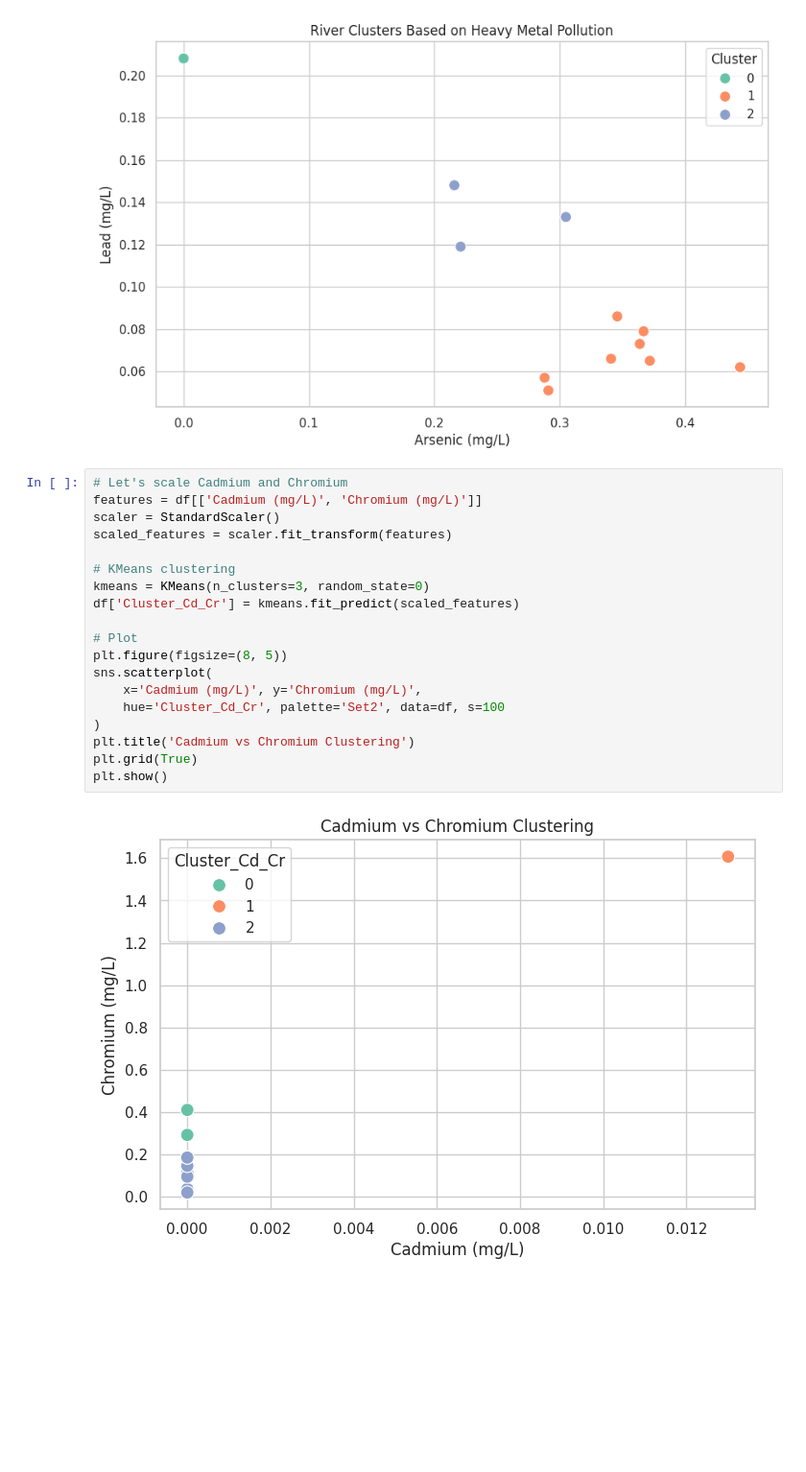
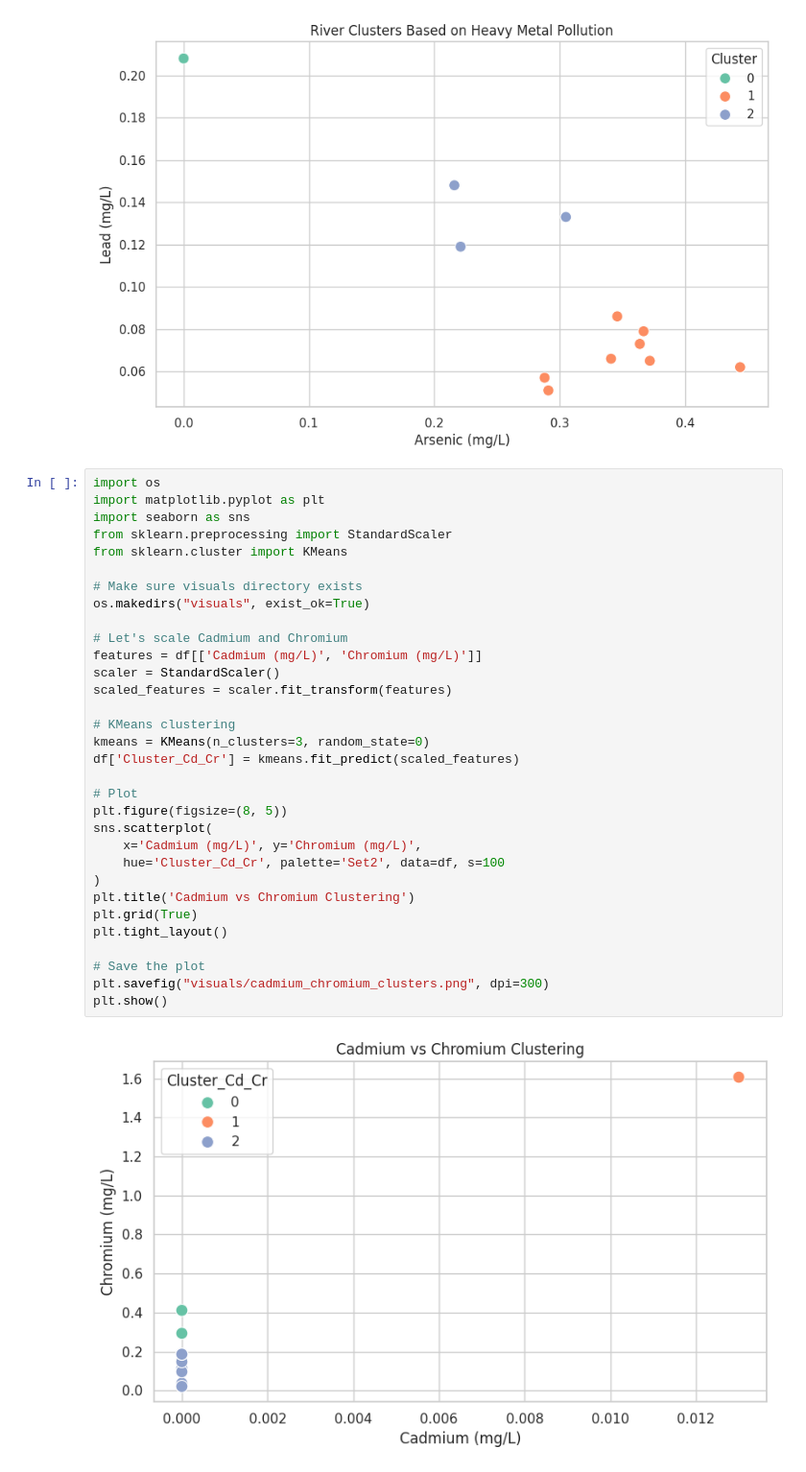
Before and after one commit to Pcosby5/galamsey_hackathon, a Jupyter notebook: analysis.ipynb, the cells around one changed output. Shown: that part at 96% size. Saved outputs shown, nothing was run; the diff lists cells and outputs as text; blank space fills up the shorter version.

Commit message:
added save plot functionality yo be able to save pics

```diff
--- a/analysis.ipynb
+++ b/analysis.ipynb
@@ -305,23 +289,36 @@ plt.show()
 # %% [output]
 [figure]
 # %%
+import os
+import matplotlib.pyplot as plt
+import seaborn as sns
+from sklearn.preprocessing import StandardScaler
+from sklearn.cluster import KMeans
+
+# Make sure visuals directory exists
+os.makedirs("visuals", exist_ok=True)
+
 # Let's scale Cadmium and Chromium
 features = df[['Cadmium (mg/L)', 'Chromium (mg/L)']]
 scaler = StandardScaler()
 scaled_features = scaler.fit_transform(features)
 
 # KMeans clustering
 kmeans = KMeans(n_clusters=3, random_state=0)
 df['Cluster_Cd_Cr'] = kmeans.fit_predict(scaled_features)
 
 # Plot
 plt.figure(figsize=(8, 5))
 sns.scatterplot(
     x='Cadmium (mg/L)', y='Chromium (mg/L)',
     hue='Cluster_Cd_Cr', palette='Set2', data=df, s=100
 )
 plt.title('Cadmium vs Chromium Clustering')
 plt.grid(True)
+plt.tight_layout()
+
+# Save the plot
+plt.savefig("visuals/cadmium_chromium_clusters.png", dpi=300)
 plt.show()
 # %% [output]
-[figure, old version]
+[figure, new version]
```
Also changed, not shown: parts of 1 cell of this notebook, 1 other file.
